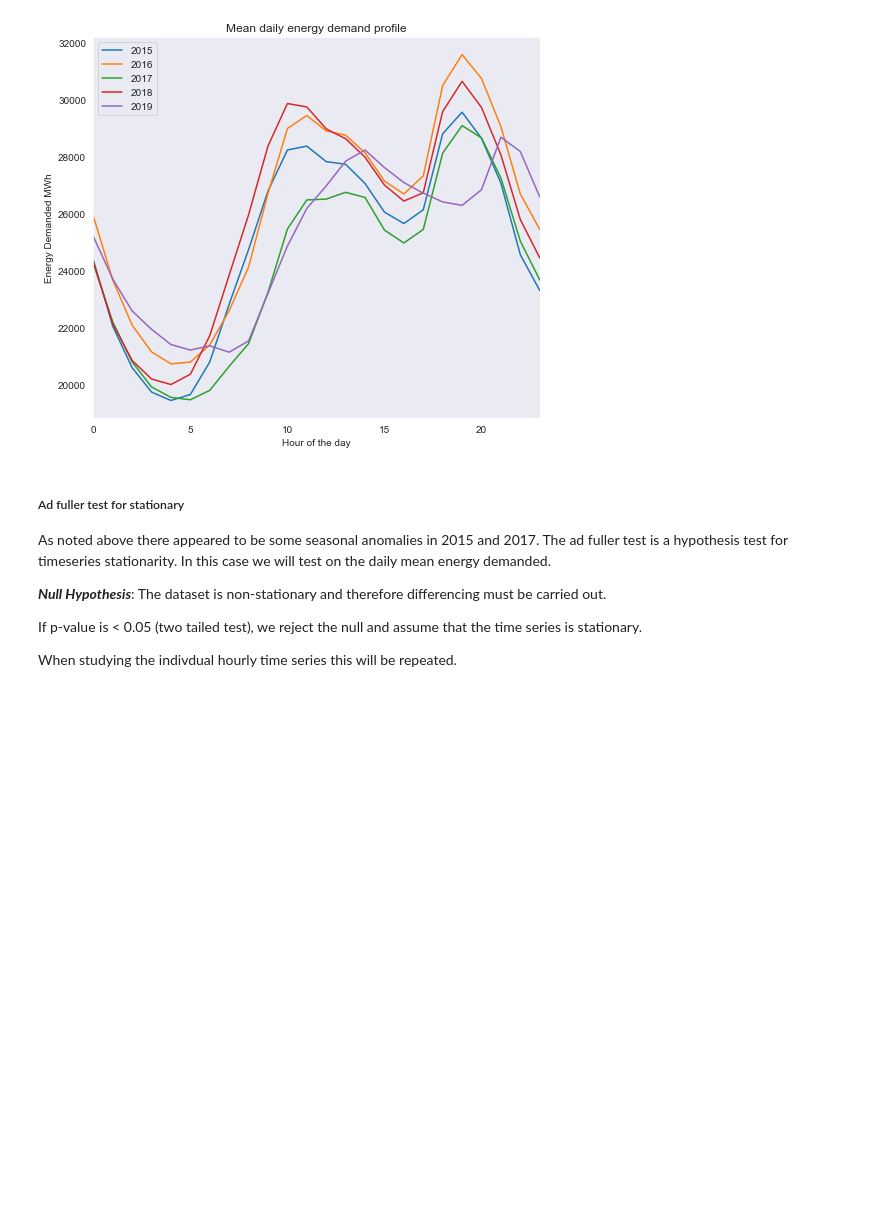
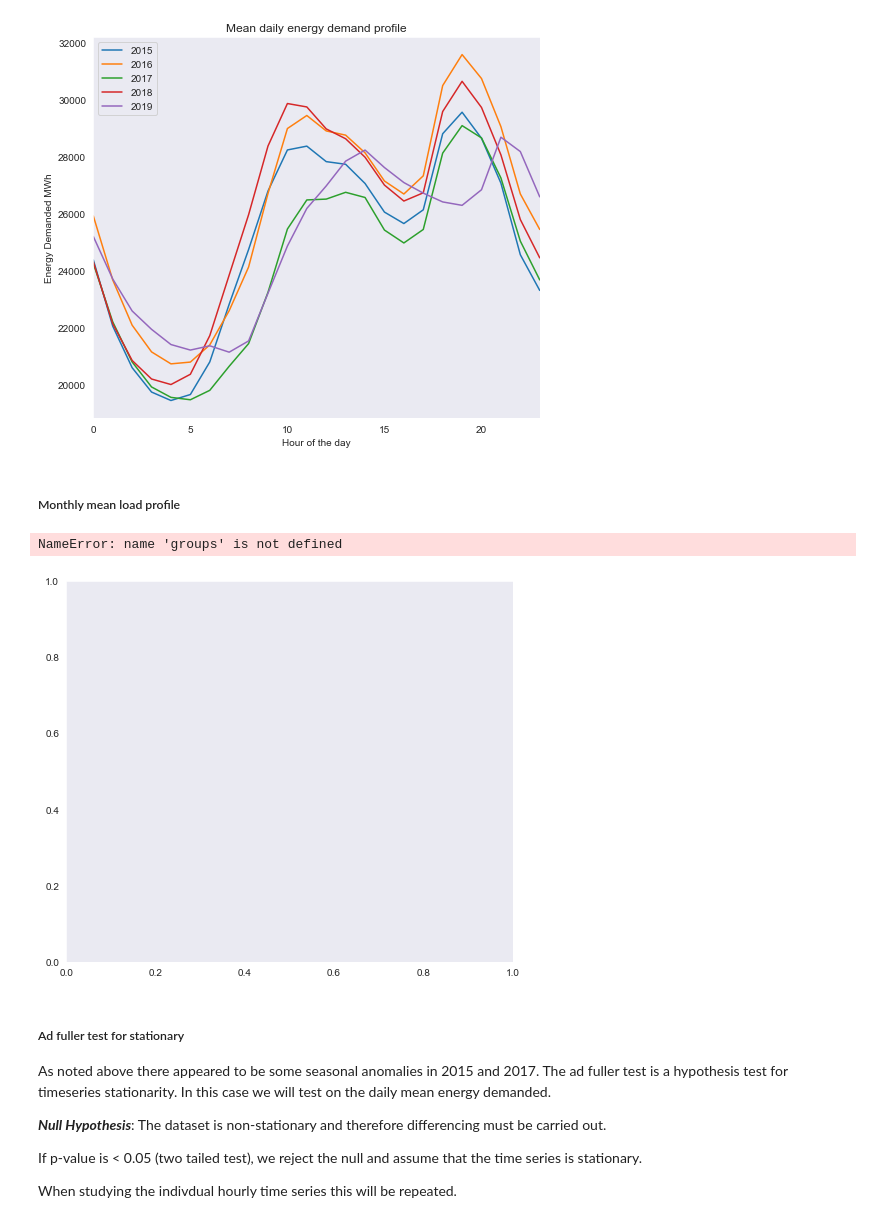
Before and after one commit to kolasniwash/short-term-energy-demand-forecasting, a Jupyter notebook: data_analysis.ipynb, the cells around one changed output. Cells and saved outputs as stored; diff of their text form; code cells hidden in the pictures; blank space fills up the shorter version.

```diff
--- a/data_analysis.ipynb
+++ b/data_analysis.ipynb
@@ -261,6 +268,25 @@ axs.set_ylabel('Energy Demanded MWh')
 axs.set_title('Mean daily energy demand profile');
 # %% [output]
 [figure]
+# %% [markdown]
+##### Monthly mean load profile
+# %%
+group_hours = energy_data['actual_load'].groupby(pd.Grouper(freq='h', how='mean'))
+
+fig, axs = plt.subplots(1,1, figsize=(8,7))
+
+df = pd.DataFrame()
+
+for name, group in groups:
+    df[name.month] = pd.Series(group.values)
+
+df.plot(ax=axs)
+axs.set_xlabel('Hour of the day')
+axs.set_ylabel('Energy Demanded MWh')
+axs.set_title('Mean daily energy demand profile');
+# %% [output]
+NameError: name 'groups' is not defined
+[figure, added]
 # %% [markdown]
 ##### Ad fuller test for stationary
 
```
Also changed, not shown: parts of 7 cells of this notebook, 24 other files.
